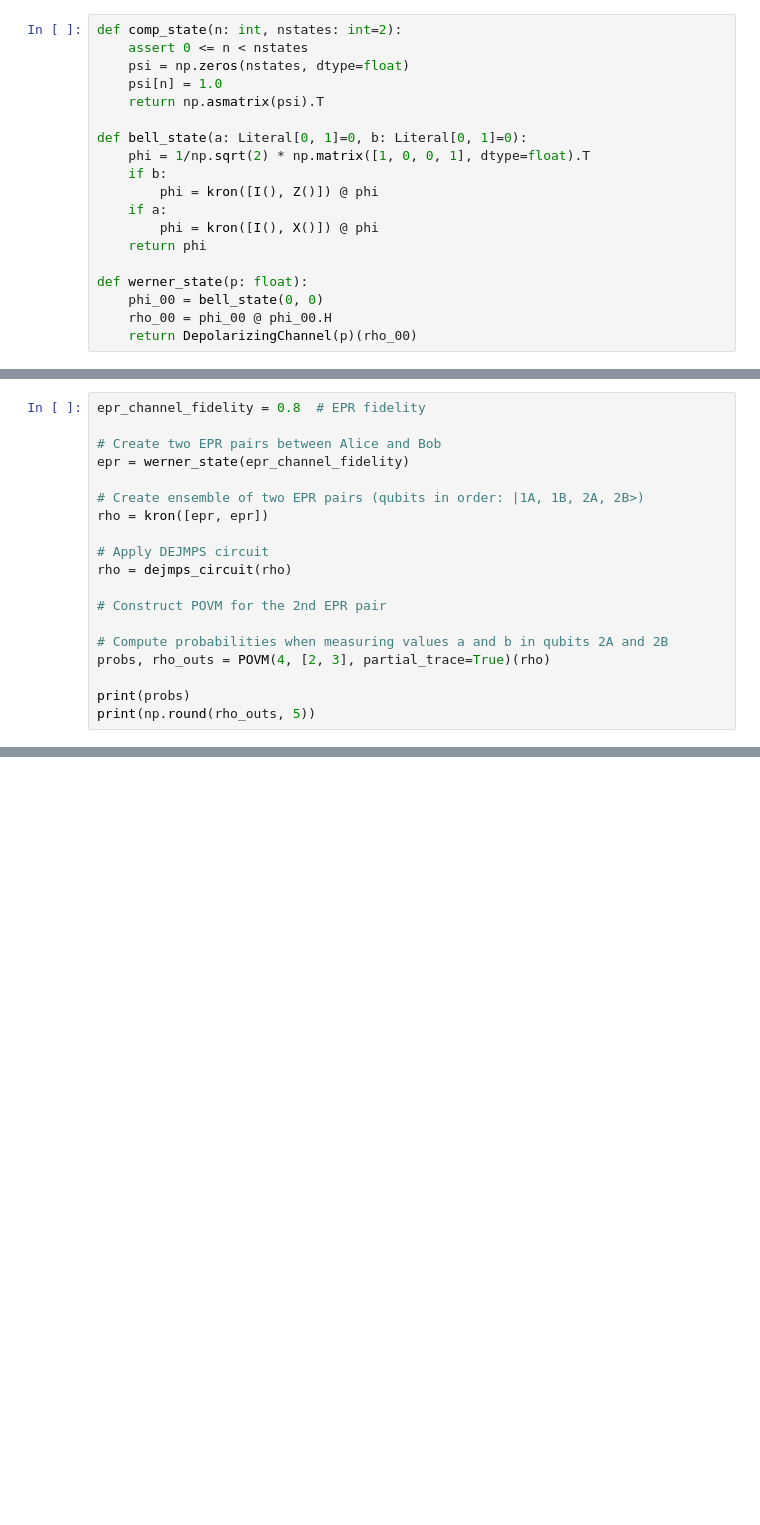
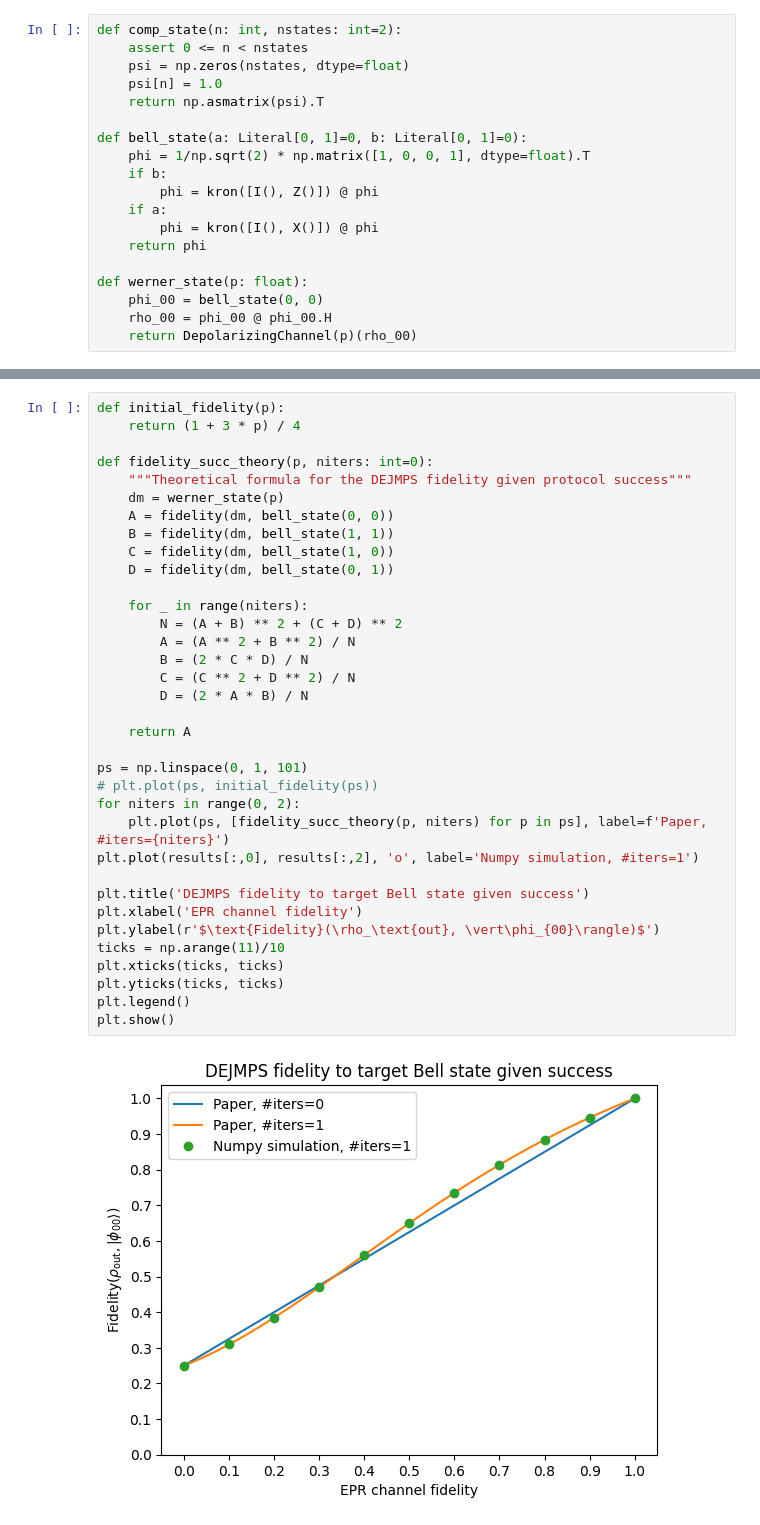
Before and after one commit to iDragos1234/CS4090, a Jupyter notebook: project/dejmps/dejmps_simulations.ipynb, the cells around one changed output, grey strips where cells are left out. Drawn from its saved outputs; the diff is of its cells as text; blank space fills up the shorter version.

```diff
--- a/project/dejmps/dejmps_simulations.ipynb
+++ b/project/dejmps/dejmps_simulations.ipynb
@@ -274,19 +275,0 @@ dejmps_circuit = QuantumCircuit([
-# %%
-epr_channel_fidelity = 0.8  # EPR fidelity
-
-# Create two EPR pairs between Alice and Bob
-epr = werner_state(epr_channel_fidelity)
-
-# Create ensemble of two EPR pairs (qubits in order: |1A, 1B, 2A, 2B>)
-rho = kron([epr, epr])
-
-# Apply DEJMPS circuit
-rho = dejmps_circuit(rho)
-
-# Construct POVM for the 2nd EPR pair
-
-# Compute probabilities when measuring values a and b in qubits 2A and 2B
-probs, rho_outs = POVM(4, [2, 3], partial_trace=True)(rho)
-
-print(probs)
-print(np.round(rho_outs, 5))
@@ -328,0 +324,37 @@ plt.show()
+# %%
+def initial_fidelity(p):
+    return (1 + 3 * p) / 4
+
+def fidelity_succ_theory(p, niters: int=0):
+    """Theoretical formula for the DEJMPS fidelity given protocol success"""
+    dm = werner_state(p)
+    A = fidelity(dm, bell_state(0, 0))
+    B = fidelity(dm, bell_state(1, 1))
+    C = fidelity(dm, bell_state(1, 0))
+    D = fidelity(dm, bell_state(0, 1))
+
+    for _ in range(niters):
+        N = (A + B) ** 2 + (C + D) ** 2
+        A = (A ** 2 + B ** 2) / N
+        B = (2 * C * D) / N
+        C = (C ** 2 + D ** 2) / N
+        D = (2 * A * B) / N
+
+    return A
+
+ps = np.linspace(0, 1, 101)
+# plt.plot(ps, initial_fidelity(ps))
+for niters in range(0, 2):
+    plt.plot(ps, [fidelity_succ_theory(p, niters) for p in ps], label=f'Paper, #iters={niters}')
+plt.plot(results[:,0], results[:,2], 'o', label='Numpy simulation, #iters=1')
+
+plt.title('DEJMPS fidelity to target Bell state given success')
+plt.xlabel('EPR channel fidelity')
+plt.ylabel(r'$\text{Fidelity}(\rho_\text{out}, \vert\phi_{00}\rangle)$')
+ticks = np.arange(11)/10
+plt.xticks(ticks, ticks)
+plt.yticks(ticks, ticks)
+plt.legend()
+plt.show()
+# %% [output]
+[figure, added]
```
Also changed, not shown: parts of 5 cells of this notebook.
